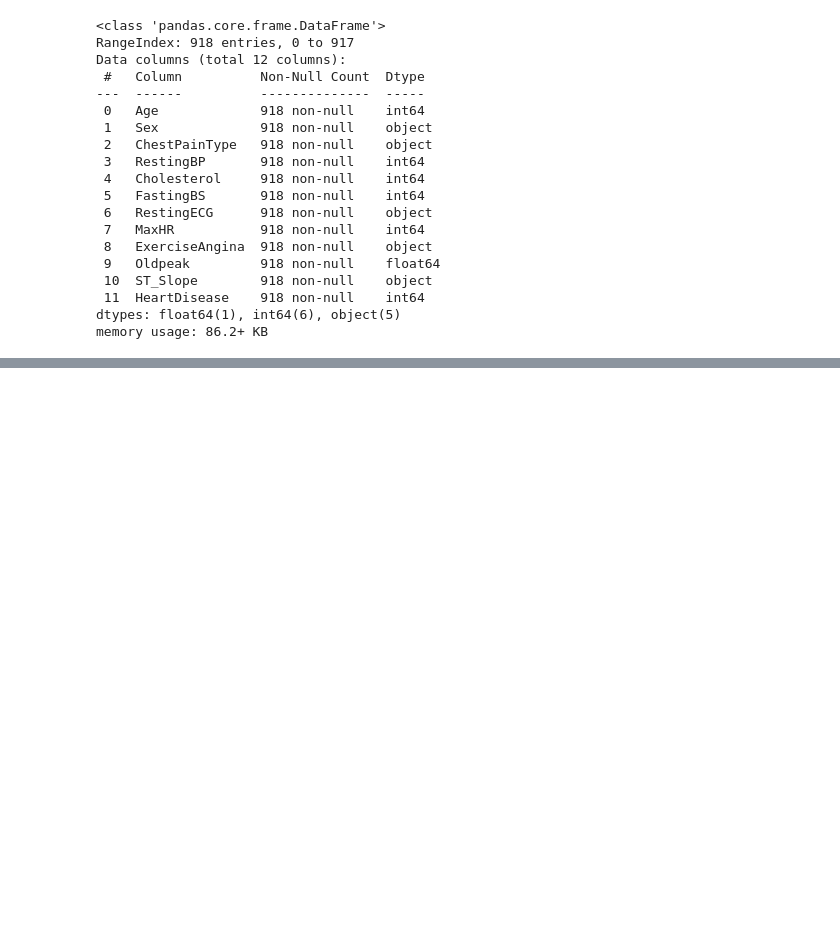
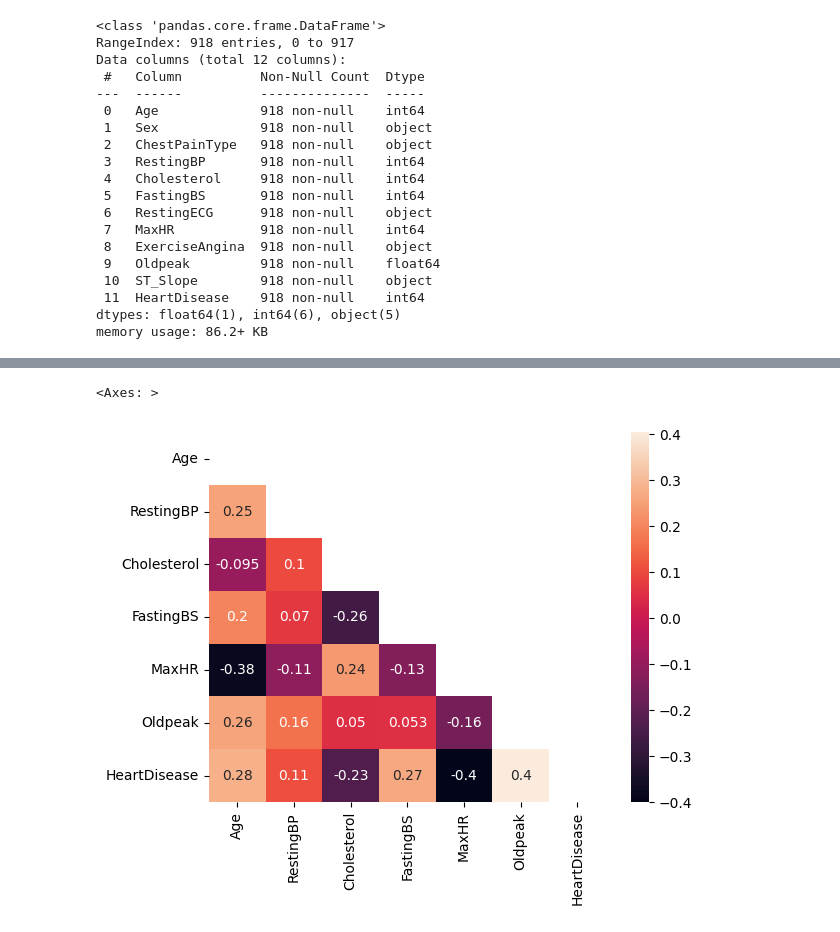
Before and after one commit to fadh1l/heart-pred-sys, a Jupyter notebook: heartpred.ipynb, the cells around one changed output, grey strips where cells are left out. Saved outputs shown, nothing was run; the diff lists cells and outputs as text; code cells hidden in the pictures; blank space fills up the shorter version.

```diff
--- a/heartpred.ipynb
+++ b/heartpred.ipynb
@@ -6,3 +8,3 @@ import matplotlib.pyplot as plt
 # %%
-df = pd.read_csv('heart.csv')
+data = pd.read_csv('/content/heart.csv')
 # %%
@@ -156,0 +45,7 @@ sns.barplot("ExerciseAngina", y="HeartDisease", data=df, ci=None, ax=axes[2])
+# %%
+corr=data.corr()
+mask1 = np.triu(np.ones_like(corr))
+sns.heatmap(corr,annot=True,mask=mask1)
+# %% [output]
+<Axes: >
+[figure, added]
```
Also changed, not shown: parts of 22 cells of this notebook.
